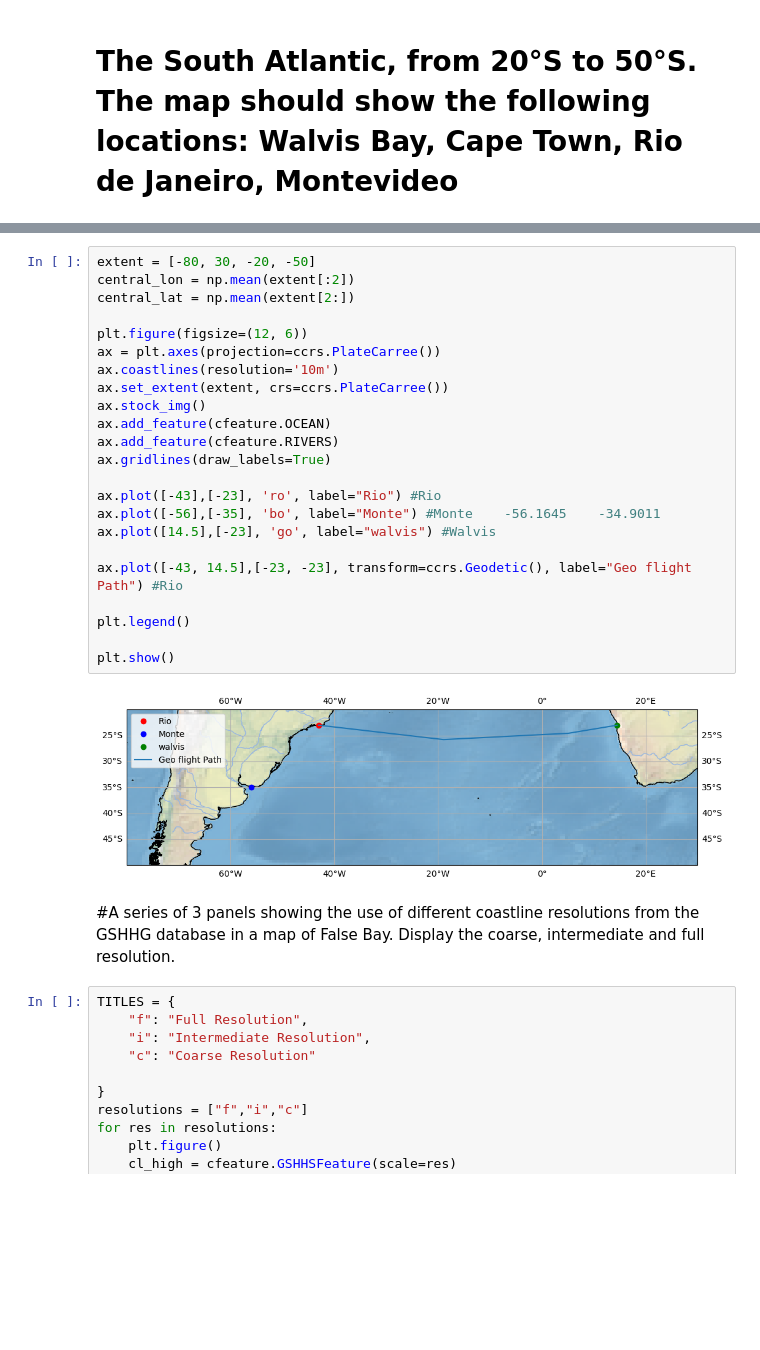
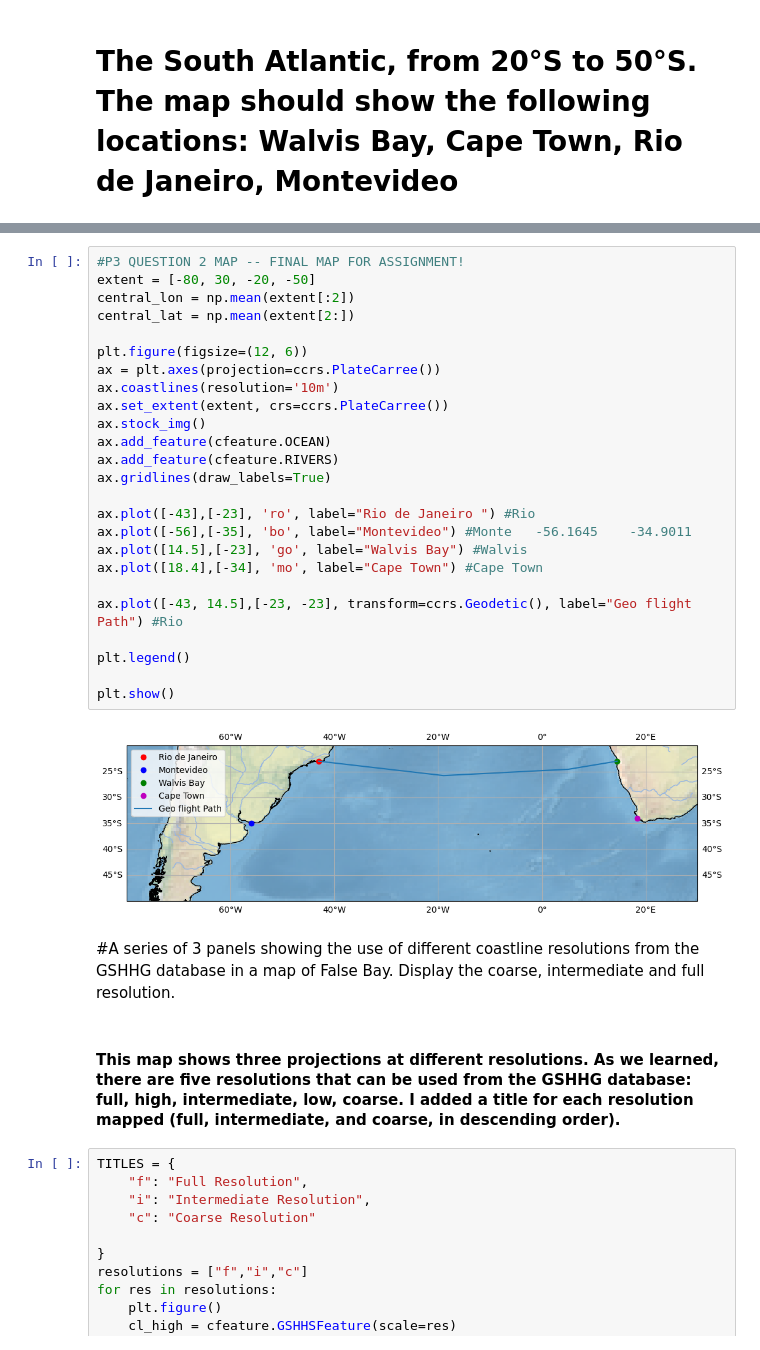
Before and after one commit to loonthegoon/GRTILO001-SCDM2025, a Jupyter notebook: P3/250320_P3_Gruetzmacher_SCDM.ipynb, the cells around one changed output, grey strips where cells are left out. Drawn from its saved outputs; the diff is of its cells as text; blank space fills up the shorter version.

```diff
--- a/P3/250320_P3_Gruetzmacher_SCDM.ipynb
+++ b/P3/250320_P3_Gruetzmacher_SCDM.ipynb
@@ -50,30 +91,34 @@ plt.show()
 # %%
+#P3 QUESTION 2 MAP -- FINAL MAP FOR ASSIGNMENT!
 extent = [-80, 30, -20, -50]
 central_lon = np.mean(extent[:2])
 central_lat = np.mean(extent[2:])
 
 plt.figure(figsize=(12, 6))
 ax = plt.axes(projection=ccrs.PlateCarree())
 ax.coastlines(resolution='10m')
 ax.set_extent(extent, crs=ccrs.PlateCarree())
 ax.stock_img()
 ax.add_feature(cfeature.OCEAN)
 ax.add_feature(cfeature.RIVERS)
 ax.gridlines(draw_labels=True)
 
-ax.plot([-43],[-23], 'ro', label="Rio") #Rio
-ax.plot([-56],[-35], 'bo', label="Monte") #Monte 	-56.1645	-34.9011
-ax.plot([14.5],[-23], 'go', label="walvis") #Walvis
+ax.plot([-43],[-23], 'ro', label="Rio de Janeiro ") #Rio
+ax.plot([-56],[-35], 'bo', label="Montevideo") #Monte 	-56.1645	-34.9011
+ax.plot([14.5],[-23], 'go', label="Walvis Bay") #Walvis
+ax.plot([18.4],[-34], 'mo', label="Cape Town") #Cape Town
 
 ax.plot([-43, 14.5],[-23, -23], transform=ccrs.Geodetic(), label="Geo flight Path") #Rio
 
 plt.legend()
 
 plt.show()
 # %% [output]
-[figure, old version]
+[figure, new version]
 # %% [markdown]
 #A series of 3 panels showing the use of different coastline resolutions from the GSHHG database in a map of False Bay. Display the coarse, intermediate and full resolution.
+# %% [markdown]
+#### This map shows three projections at different resolutions. As we learned, there are five resolutions that can be used from the GSHHG database: full, high, intermediate, low, coarse. I added a title for each resolution mapped (full, intermediate, and coarse, in descending order).
 # %%
 TITLES = {
     "f": "Full Resolution",
```
Also changed, not shown: parts of 3 cells of this notebook, 2 other files.
